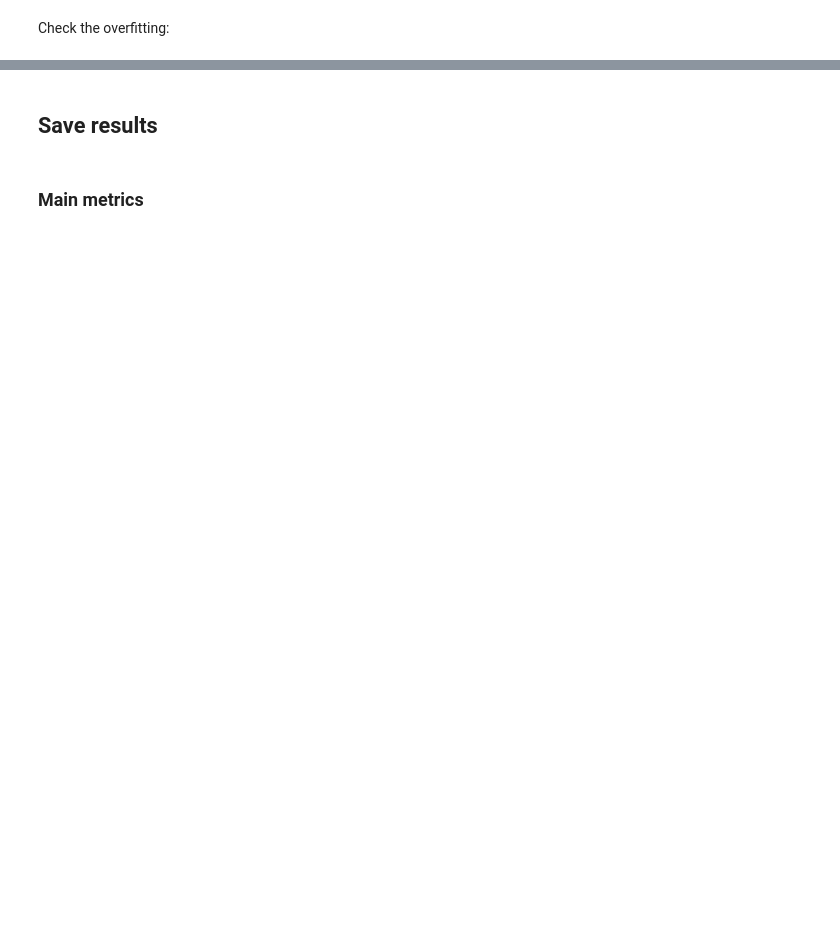
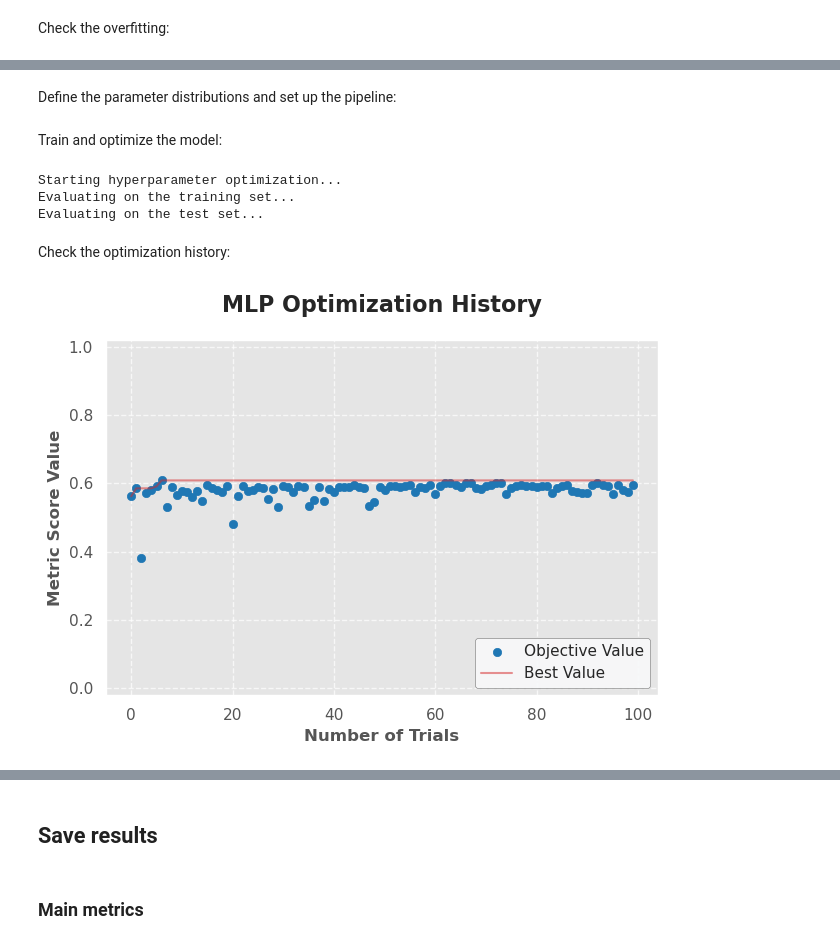
Before and after one commit to MiguelGomGar/TFM, a Jupyter notebook: notebooks/clinical_models_testing.ipynb, the cells around one changed output, grey strips where cells are left out. Cells and saved outputs as stored; diff of their text form; code cells hidden in the pictures; blank space fills up the shorter version.

```diff
--- a/notebooks/clinical_models_testing.ipynb
+++ b/notebooks/clinical_models_testing.ipynb
@@ -672,0 +672,2 @@ plot_overfitting_bars(df_cv_results=cv_results_CB,
+# %% [markdown]
+Define the parameter distributions and set up the pipeline:
@@ -672,0 +695,34 @@ plot_overfitting_bars(df_cv_results=cv_results_CB,
+# %% [markdown]
+Train and optimize the model:
+# %%
+(
+optimized_MLP,
+cv_results_MLP,
+fpr_MLP, tpr_MLP,
+precs_MLP, recs_MLP,
+study_MLP
+) = optimize_model_optuna_search(
+    pipeline=pipe_MLP,
+    param_distributions=params_dist_MLP,
+    X_train=X_train, y_train=y_train,
+    X_test=X_test, y_test=y_test,
+    metrics_dict=scoring_dict,
+    cv=my_cv,
+    n_startup_trials=30,
+    n_iter=100,
+    seed=seed
+    )
+# %% [output]
+Starting hyperparameter optimization...
+Evaluating on the training set...
+Evaluating on the test set...
+# %% [markdown]
+Check the optimization history:
+# %%
+# Update the model's name in the study's user attributes
+study_MLP.set_user_attr("model_name", "MLP")
+
+# Plot the optimization history progress
+plot_optimization_history(study=study_MLP, output_dir=results_path, identifier="MLP")
+# %% [output]
+[figure, added]
```
Also changed, not shown: parts of 39 cells of this notebook, 31 other files.
